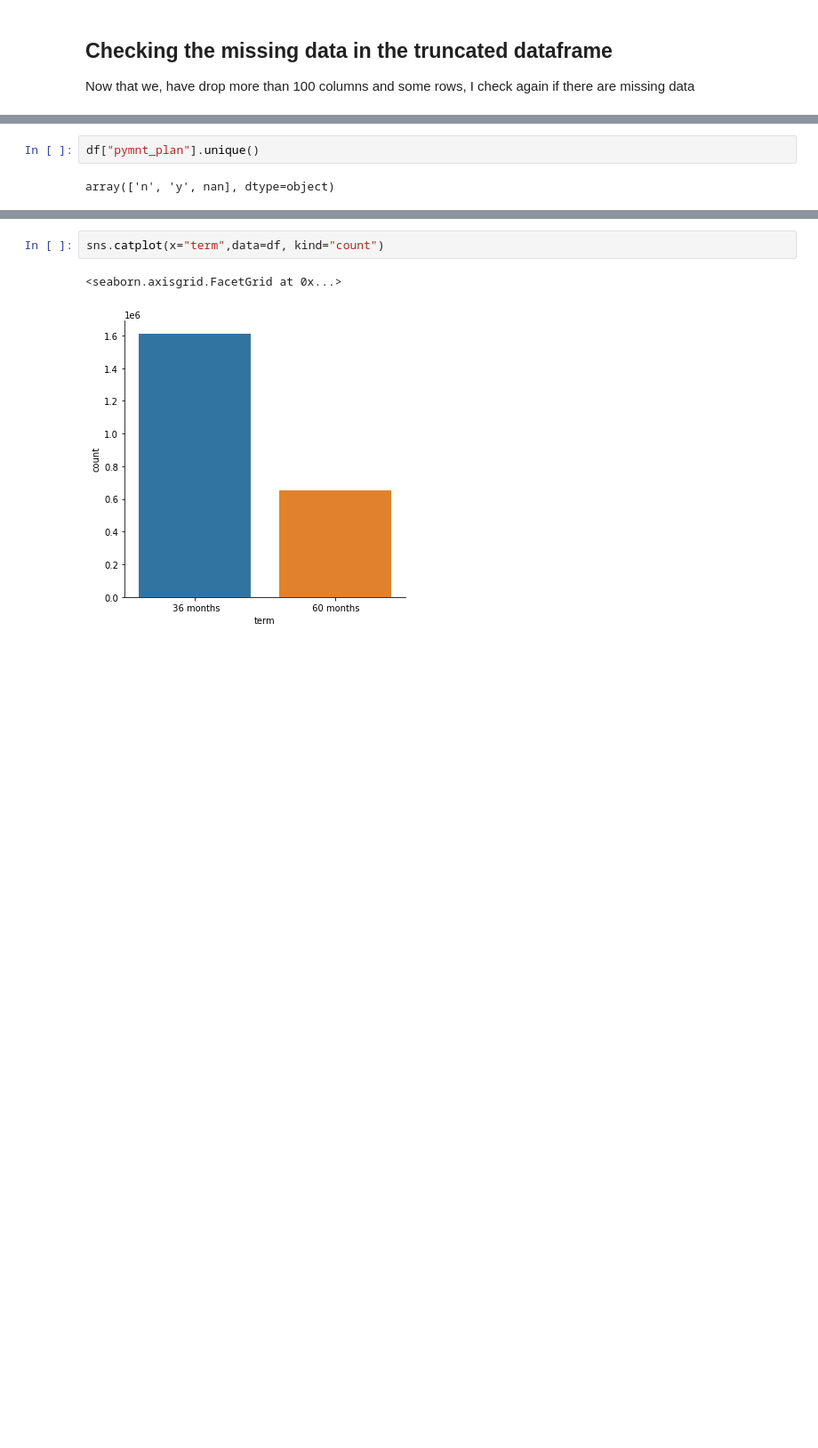
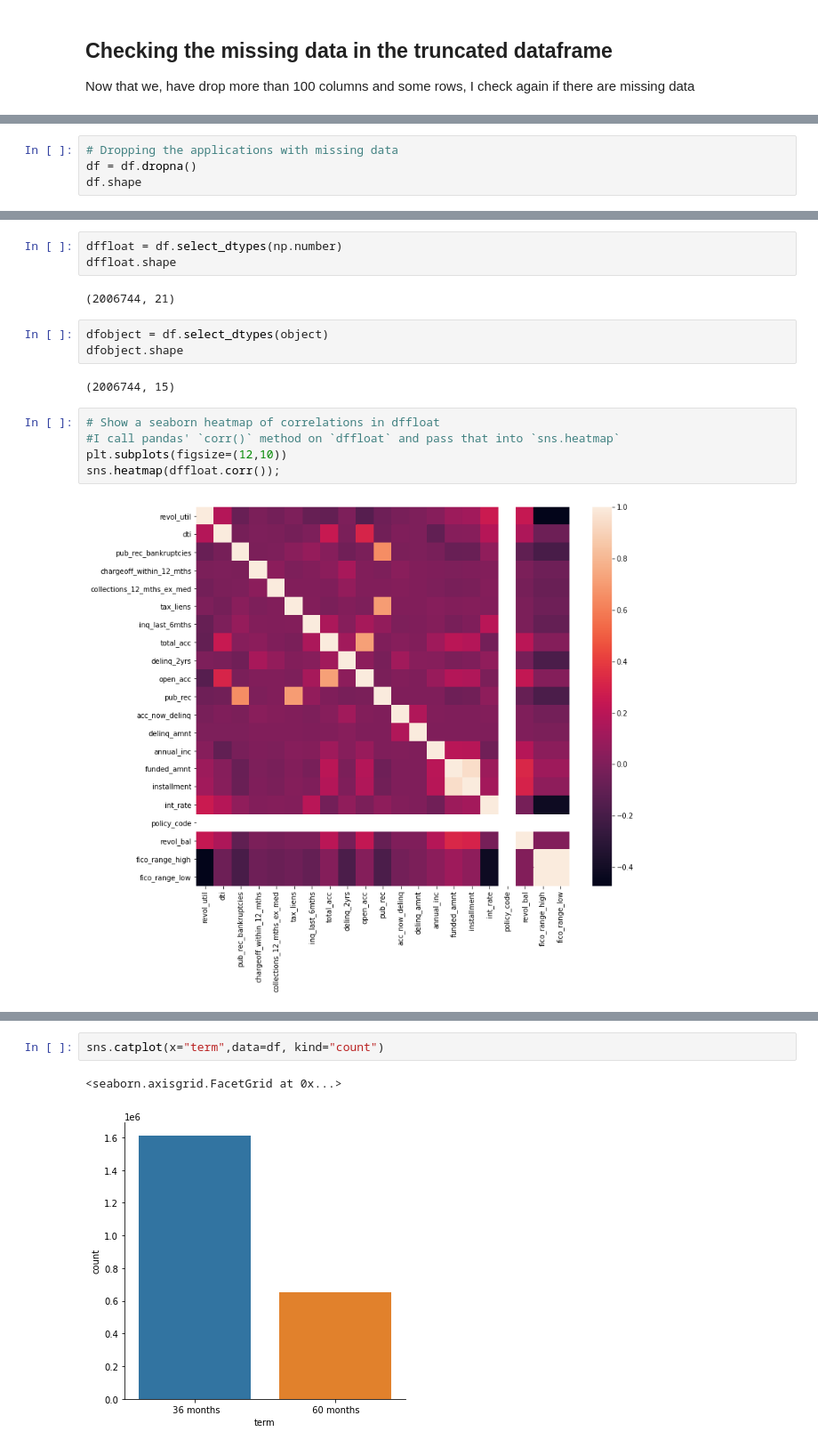
Before and after one commit to somayehY/SomayeYoussefi, a Jupyter notebook: LendingClub/LendingClub_DataWrangling.ipynb, the cells around one changed output, grey strips where cells are left out. Shown: that part at 89% size. Saved outputs shown, nothing was run; the diff lists cells and outputs as text; blank space fills up the shorter version.

```diff
--- a/LendingClub/LendingClub_DataWrangling.ipynb
+++ b/LendingClub/LendingClub_DataWrangling.ipynb
@@ -429,0 +244,4 @@ InvestList = ["grade", "sub_grade", ""]
+# %%
+# Dropping the applications with missing data
+df = df.dropna()
+df.shape
@@ -449,5 +277,18 @@ next_pymnt_d                object
 dtype: object
-# %%
-df["pymnt_plan"].unique()
-# %% [output]
-array(['n', 'y', nan], dtype=object)
+# %%
+dffloat = df.select_dtypes(np.number)
+dffloat.shape
+# %% [output]
+(2006744, 21)
+# %%
+dfobject = df.select_dtypes(object)
+dfobject.shape
+# %% [output]
+(2006744, 15)
+# %%
+# Show a seaborn heatmap of correlations in dffloat
+#I call pandas' `corr()` method on `dffloat` and pass that into `sns.heatmap`
+plt.subplots(figsize=(12,10))
+sns.heatmap(dffloat.corr());
+# %% [output]
+[figure, added]
```
Also changed, not shown: parts of 37 cells of this notebook.
